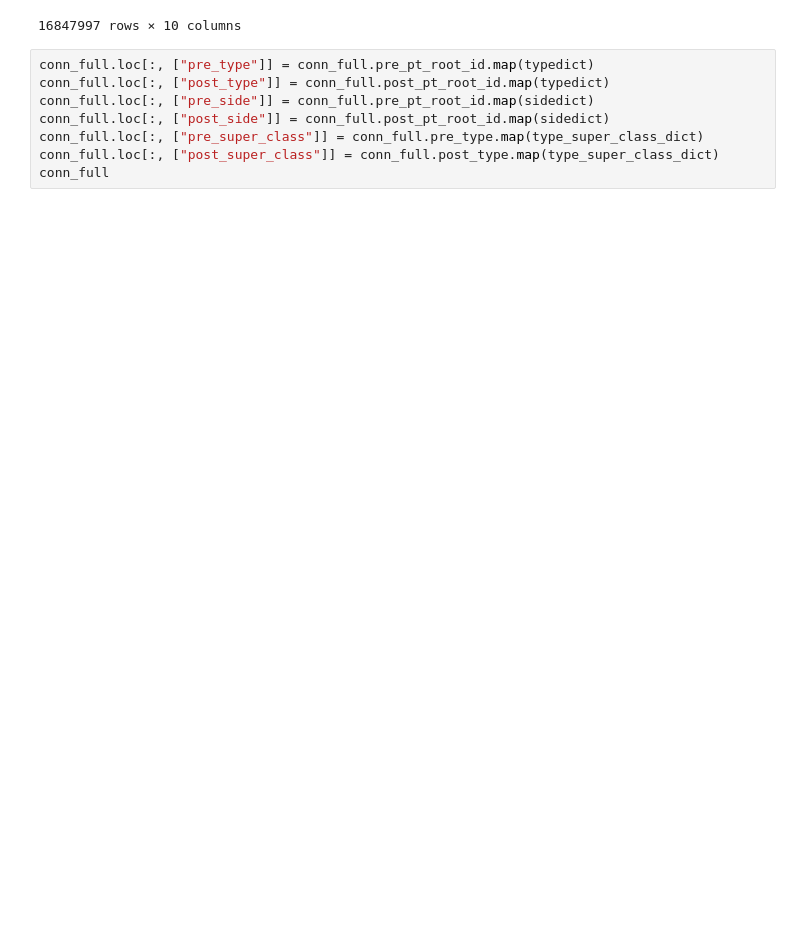
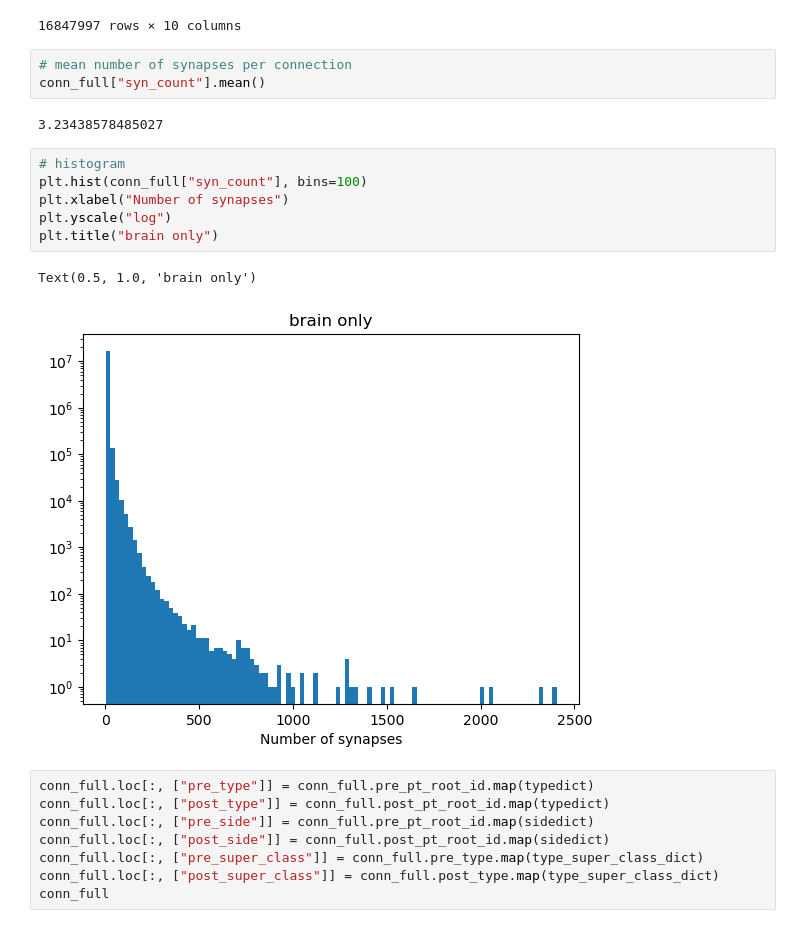
Before and after one commit to YijieYin/connectome_data_prep, a Jupyter notebook: FAFB/fafb_all_neuron.ipynb, the cells around one changed output. Drawn from its saved outputs; the diff is of its cells as text; blank space fills up the shorter version.

```diff
--- a/FAFB/fafb_all_neuron.ipynb
+++ b/FAFB/fafb_all_neuron.ipynb
@@ -168,6 +237,20 @@ conn_full
 | 16847995 | 720575940636432014 | 720575940617470681 | ME_R | 1 | 0.026646 | 0.031076 | 9.088086e-01 | 4.470230e-03 | 1.418527e-02 | ... |
 | 16847996 | 720575940631583800 | 720575940625256732 | ME_L | 1 | 0.000131 | 0.992817 | 1.528595e-07 | 2.098867e-04 | 7.252153e-07 | ... |
 16847997 rows × 10 columns
+# %%
+# mean number of synapses per connection
+conn_full["syn_count"].mean()
+# %% [output]
+3.23438578485027
+# %%
+# histogram
+plt.hist(conn_full["syn_count"], bins=100)
+plt.xlabel("Number of synapses")
+plt.yscale("log")
+plt.title("brain only")
+# %% [output]
+Text(0.5, 1.0, 'brain only')
+[figure, added]
 # %%
 conn_full.loc[:, ["pre_type"]] = conn_full.pre_pt_root_id.map(typedict)
 conn_full.loc[:, ["post_type"]] = conn_full.post_pt_root_id.map(typedict)
```
Also changed, not shown: parts of 9 cells of this notebook, 1 other file.
